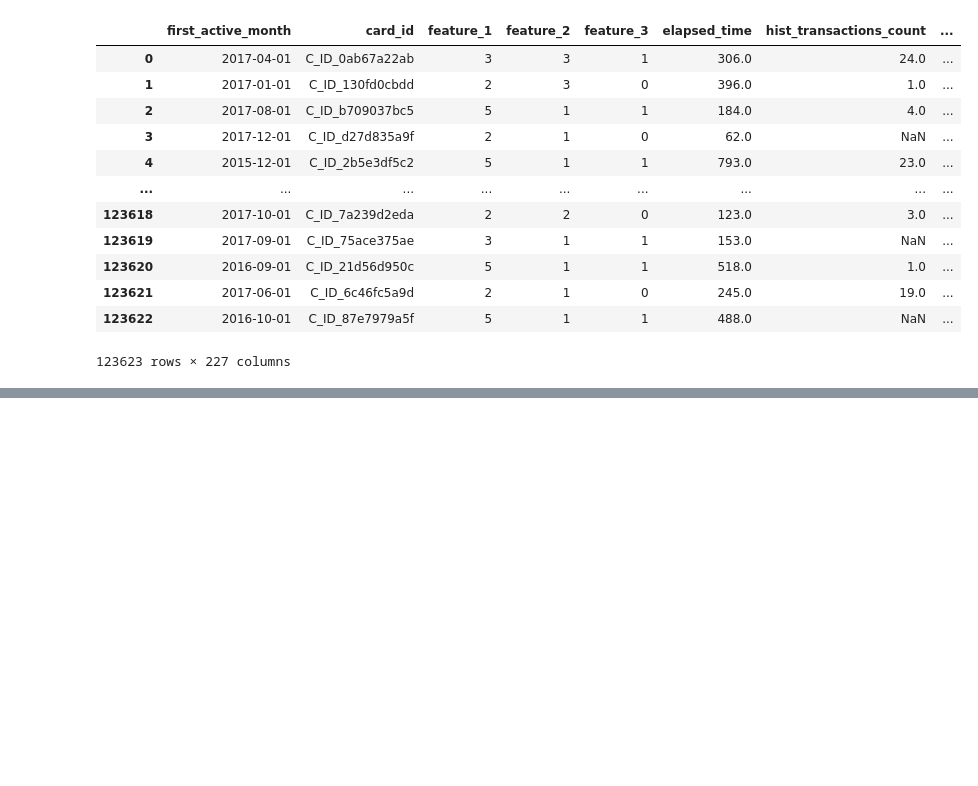
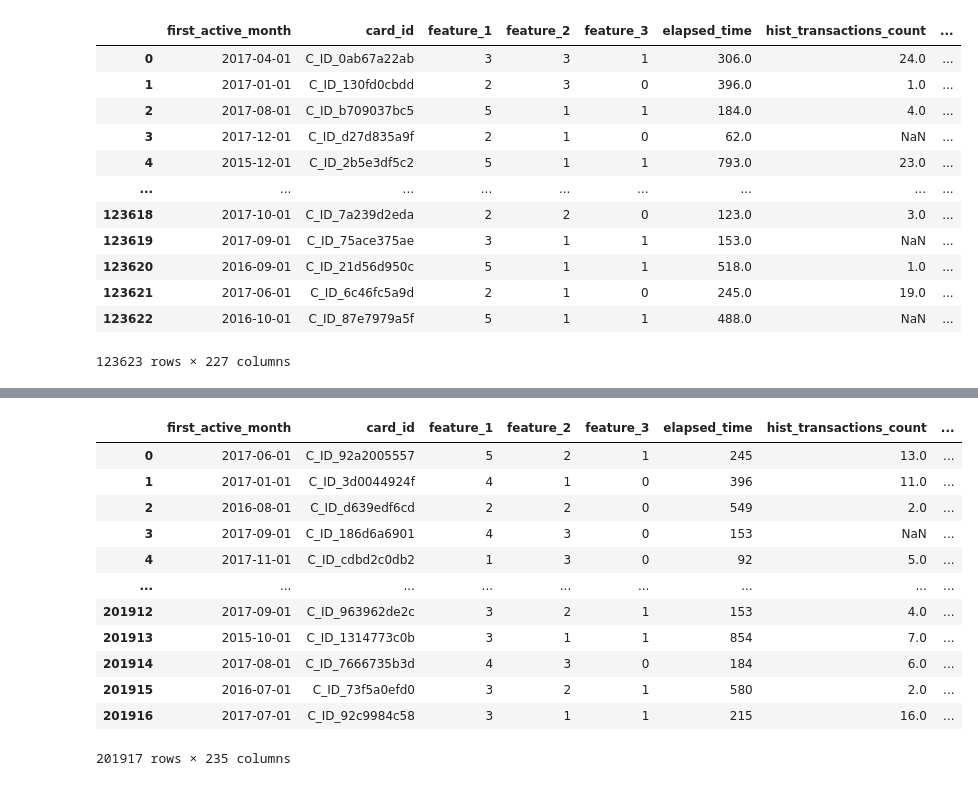
Before and after one commit to kosugihiroki/AnalyticalPipeline, a Jupyter notebook: notebooks/02_data_preparation_06211500.ipynb, the cells around one changed output, grey strips where cells are left out. Drawn from its saved outputs; the diff is of its cells as text; code cells hidden in the pictures; blank space fills up the shorter version.

```diff
--- a/notebooks/02_data_preparation_06211500.ipynb
+++ b/notebooks/02_data_preparation_06211500.ipynb
@@ -618,0 +652,5 @@ test.to_csv('../data/processed/processed20240621_test.csv',index=None)
+# %%
+# trainデータの読み込み
+train = pd.read_csv('../data/processed/process20240624-2_train.csv')
+# train_trueflag = pd.read_csv('../data/processed/processed20240620-1_train.csv')
+train_flpr = pd.read_csv('../data/processed/train_with_outlier_flag_probability_16.csv')
@@ -618,0 +687,20 @@ test.to_csv('../data/processed/processed20240621_test.csv',index=None)
+# %%
+train_flpr_just = train_flpr[['outlier_flag', 'outlier_probability']]
+train_flpr_just.columns = ['outlier_flag_ver_5', 'outlier_probability_ver_5']
+ketsu = pd.concat([train, train_flpr_just], axis = 1).drop(train.columns[0],axis=1)
+# %%
+ketsu
+# %% [output]
+|  | first_active_month | card_id | feature_1 | feature_2 | feature_3 | elapsed_time | hist_transactions_count | ... |
+| 0 | 2017-06-01 | C_ID_92a2005557 | 5 | 2 | 1 | 245 | 13.0 | ... |
+| 1 | 2017-01-01 | C_ID_3d0044924f | 4 | 1 | 0 | 396 | 11.0 | ... |
+| 2 | 2016-08-01 | C_ID_d639edf6cd | 2 | 2 | 0 | 549 | 2.0 | ... |
+| 3 | 2017-09-01 | C_ID_186d6a6901 | 4 | 3 | 0 | 153 | NaN | ... |
+| 4 | 2017-11-01 | C_ID_cdbd2c0db2 | 1 | 3 | 0 | 92 | 5.0 | ... |
+| ... | ... | ... | ... | ... | ... | ... | ... | ... |
+| 201912 | 2017-09-01 | C_ID_963962de2c | 3 | 2 | 1 | 153 | 4.0 | ... |
+| 201913 | 2015-10-01 | C_ID_1314773c0b | 3 | 1 | 1 | 854 | 7.0 | ... |
+| 201914 | 2017-08-01 | C_ID_7666735b3d | 4 | 3 | 0 | 184 | 6.0 | ... |
+| 201915 | 2016-07-01 | C_ID_73f5a0efd0 | 3 | 2 | 1 | 580 | 2.0 | ... |
+| 201916 | 2017-07-01 | C_ID_92c9984c58 | 3 | 1 | 1 | 215 | 16.0 | ... |
+201917 rows × 235 columns
```
Also changed, not shown: parts of 19 cells of this notebook, 2 other files.
